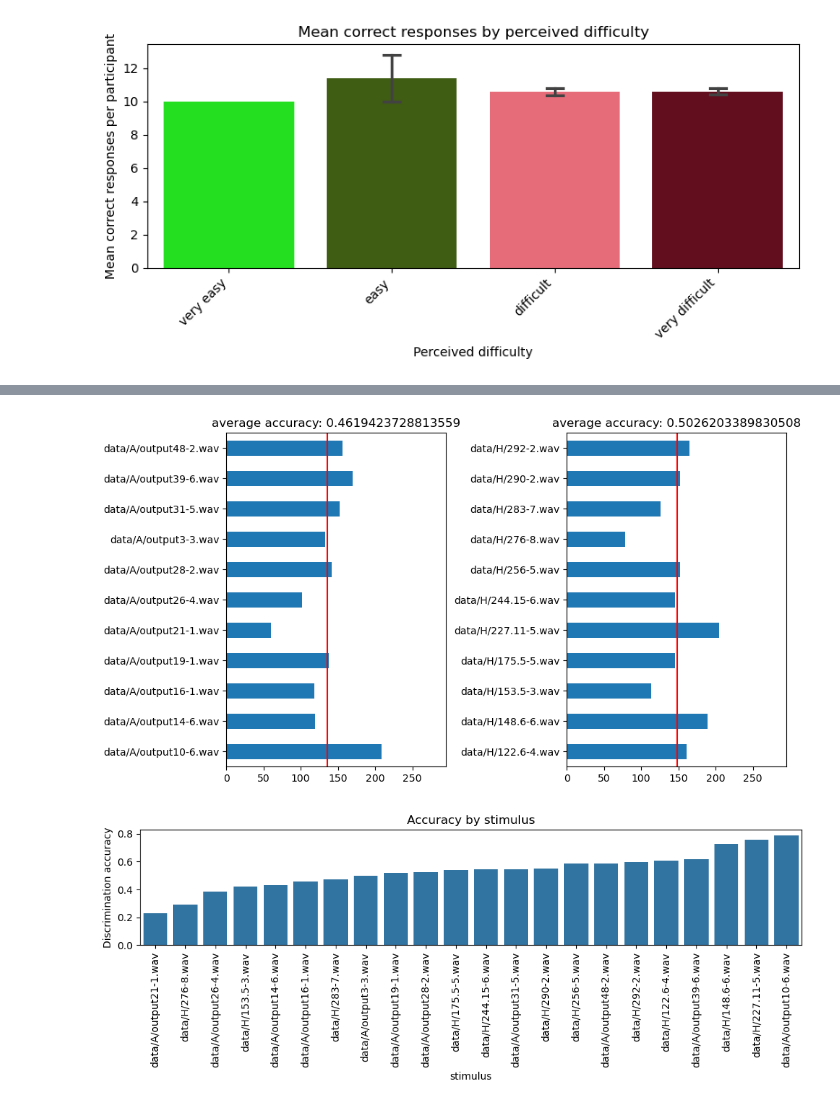
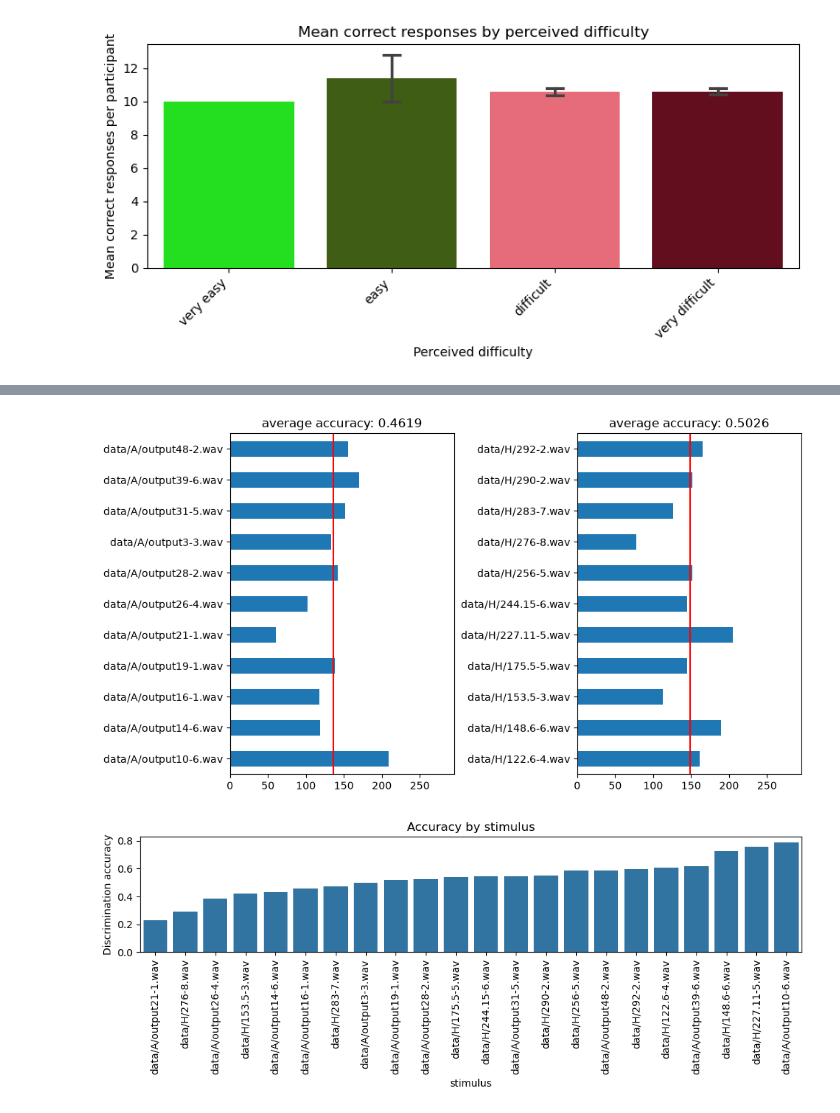
Before and after one commit to jasonvla/bachAndNotagenCorpora, a Jupyter notebook: poster/eval_ICCCM.ipynb, the cells around one changed output, grey strips where cells are left out. Drawn from its saved outputs; the diff is of its cells as text; code cells hidden in the pictures.

```diff
--- a/poster/eval_ICCCM.ipynb
+++ b/poster/eval_ICCCM.ipynb
@@ -591,19 +521,19 @@ Median:  0.4915254237288136
 # %%
 # ====================================================
 # STIMULUS DISCRIMATION ACCURACY GROUPED BY AI / HUMAN
 # ====================================================
 
 responses_A, responses_H = responses_piece[:11], responses_piece[11:]
 
 _, axes = plt.subplots(1,2, figsize=(10,6), gridspec_kw={"wspace": .55})
 for i, r in enumerate([responses_A, responses_H]):
     r.plot(kind="barh", ax=axes[i])
     avg = round(r.mean(), 3)
     axes[i].axvline(avg, c="red")
-    axes[i].set_title(f"average accuracy: {avg/len(unique_participants)}")
+    axes[i].set_title(f"average accuracy: {round(avg/len(unique_participants), 4)}")
     axes[i].set_xlim(0,len(unique_participants))
 # %% [output]
-[figure, old version]
+[figure, new version]
 # %%
 
 df2 = df.copy()
```
Also changed, not shown: parts of 13 cells of this notebook, 10 other files.
